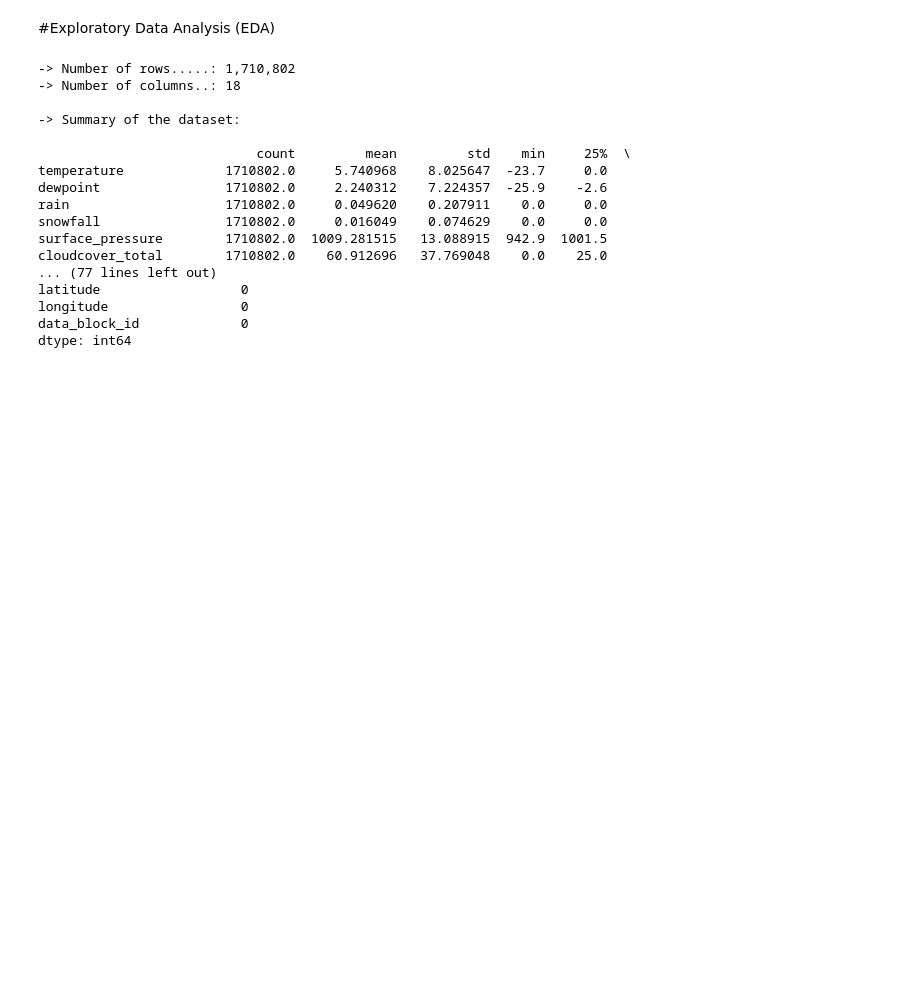
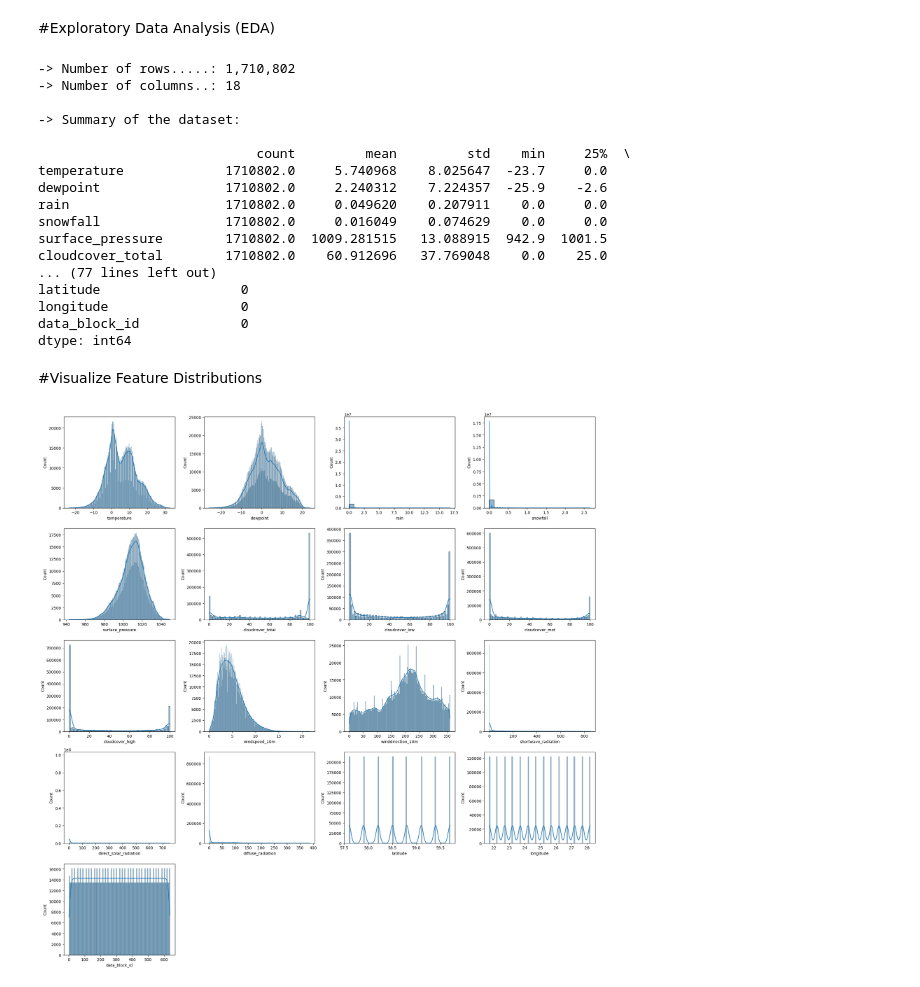
Before and after one commit to carlos-alves-one/Big-Data-Solar-Energy-Analysis, a Jupyter notebook: historical_weather_analysis.ipynb, the cells around one changed output. Cells and saved outputs as stored; diff of their text form; code cells hidden in the pictures; blank space fills up the shorter version.

Commit message:
Importing visualization libraries and numeric operations for data analysis and plotting

```diff
--- a/historical_weather_analysis.ipynb
+++ b/historical_weather_analysis.ipynb
@@ -88,3 +88,31 @@ latitude                  0
 longitude                 0
 data_block_id             0
 dtype: int64
+# %% [markdown]
+#Visualize Feature Distributions
+# %%
+# Importing visualization libraries and numeric operations for data analysis and plotting
+import matplotlib.pyplot as plt
+import seaborn as sns
+import numpy as np
+import math
+
+# Select only numeric columns
+numeric_columns = data.select_dtypes(include=['float64', 'int64']).columns
+
+# Determine the number of rows and columns for the subplot grid
+num_plots = len(numeric_columns)
+num_columns = 4
+num_rows = math.ceil(num_plots / num_columns)
+
+# Create a grid of histograms
+plt.figure(figsize=(20, num_rows * 4))
+for i, column in enumerate(numeric_columns, 1):
+    plt.subplot(num_rows, num_columns, i)
+    sns.histplot(data[column], kde=True)
+    plt.tight_layout()
+
+# Show the plots
+plt.show()
+# %% [output]
+[figure, added]
```
